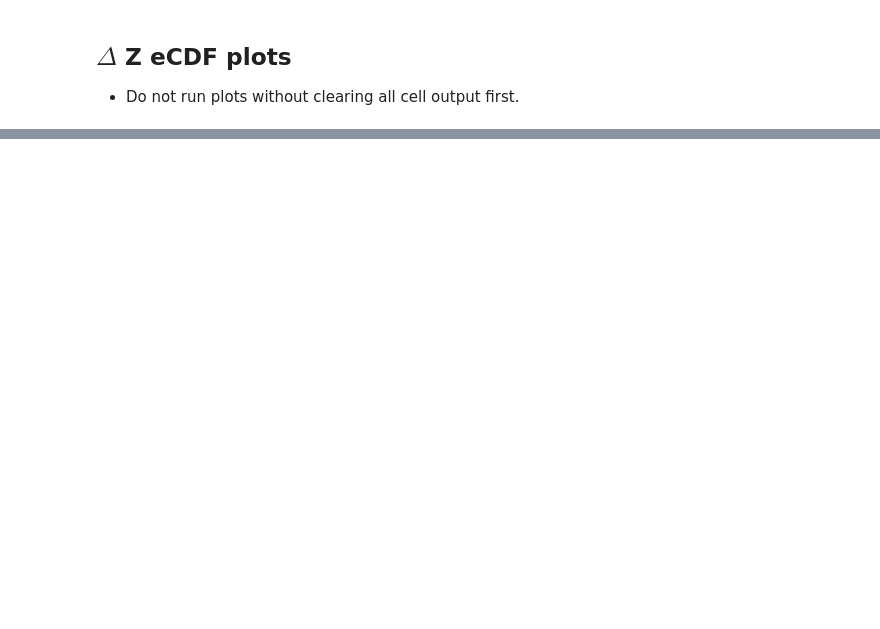
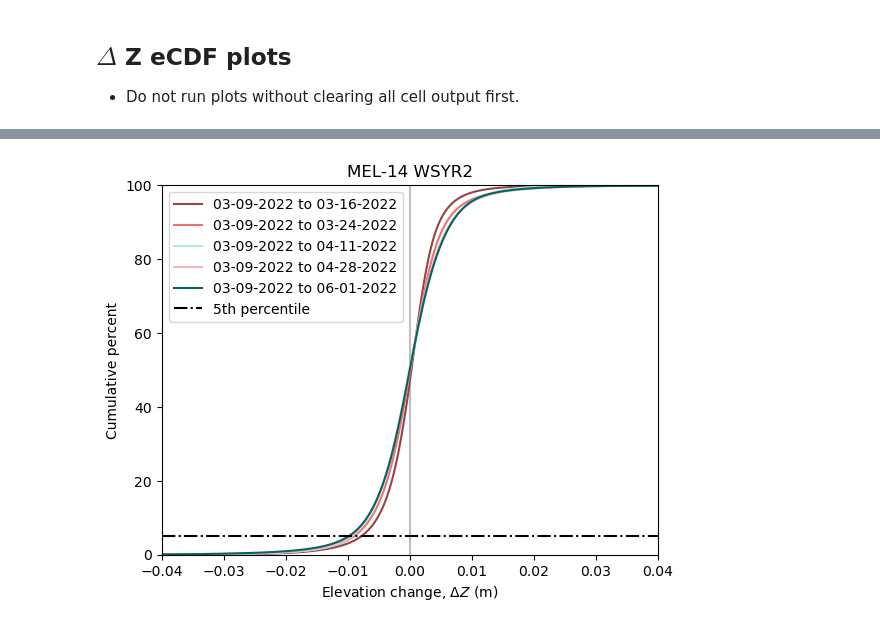
Before and after one commit to amanaster2/micro_diff, a Jupyter notebook: notebooks/stats.ipynb, the cells around one changed output, grey strips where cells are left out. Saved outputs shown, nothing was run; the diff lists cells and outputs as text; code cells hidden in the pictures; blank space fills up the shorter version.

```diff
--- a/notebooks/stats.ipynb
+++ b/notebooks/stats.ipynb
@@ -219,0 +169,20 @@ plt.show()
+# %%
+fig, ax = plt.subplots()
+
+ax.plot([0,0],[0,100], '-', color='gray', alpha=0.5)
+sns.ecdfplot(ds_diff_m14_wsyr2_sfm_2, x='band1', stat='percent', ax=ax, color='#934545', label='03-09-2022 to 03-16-2022')
+sns.ecdfplot(ds_diff_m14_wsyr2_sfm_3, x='band1', stat='percent', ax=ax, color='#ED7275', label='03-09-2022 to 03-24-2022')
+sns.ecdfplot(ds_diff_m14_wsyr2_sfm_4, x='band1', stat='percent', ax=ax, color='#AFE8E7', label='03-09-2022 to 04-11-2022')
+sns.ecdfplot(ds_diff_m14_wsyr2_sfm_5, x='band1', stat='percent', ax=ax, color='#ECBAB8', label='03-09-2022 to 04-28-2022')
+sns.ecdfplot(ds_diff_m14_wsyr2_sfm_6, x='band1', stat='percent', ax=ax, color='#036563', label='03-09-2022 to 06-01-2022')
+ax.plot([-0.04,0.04],[5,5], '-.', color='black', label='5th percentile')
+ax.set_xlim(-0.04,0.04)
+ax.set_ylim(0,100)
+ax.set_xlabel(r'Elevation change, $\Delta Z$ (m)')
+ax.set_ylabel('Cumulative percent')
+ax.legend()
+ax.set_title('MEL-14 WSYR2')
+
+plt.show()
+# %% [output]
+[figure, added]
```
Also changed, not shown: parts of 12 cells of this notebook.
